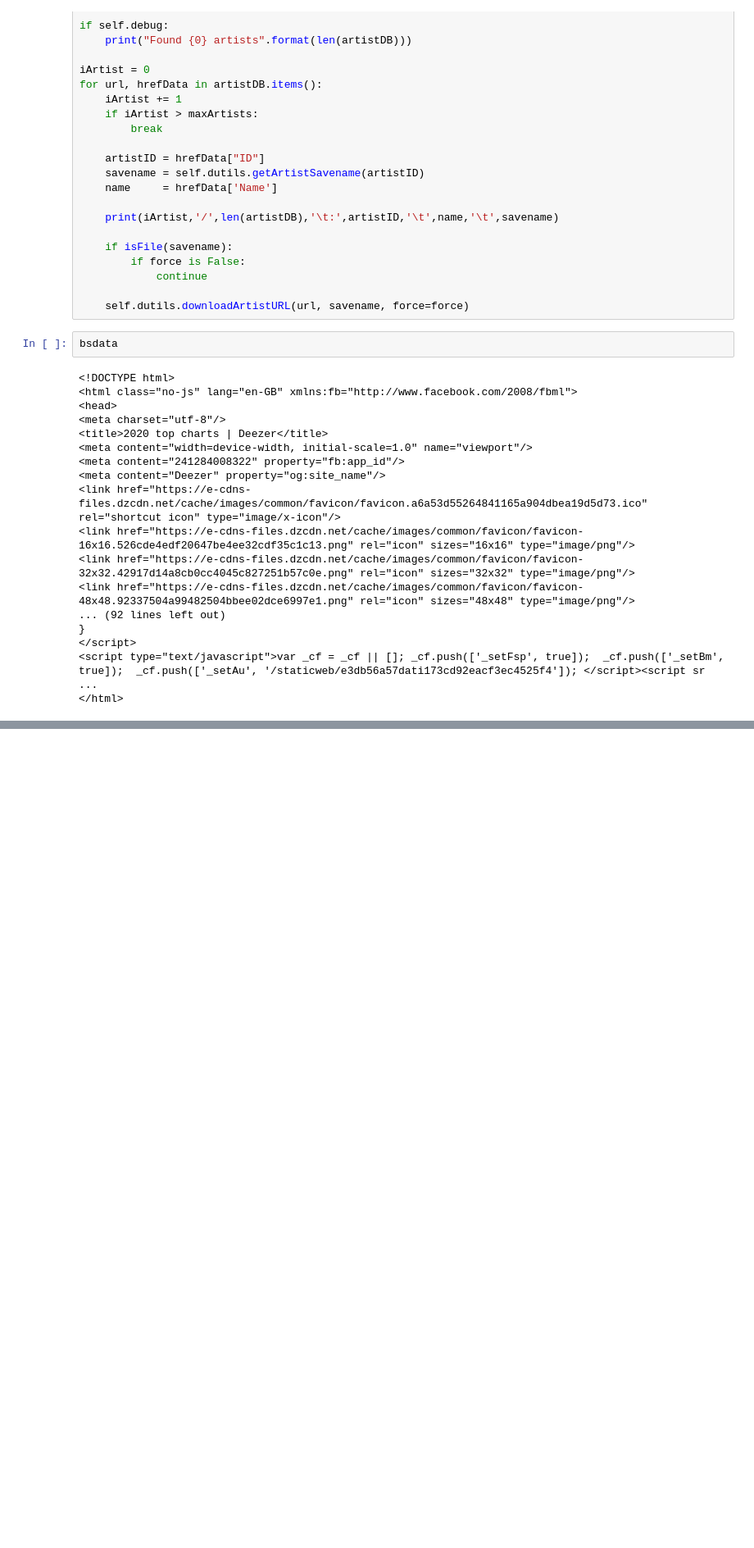
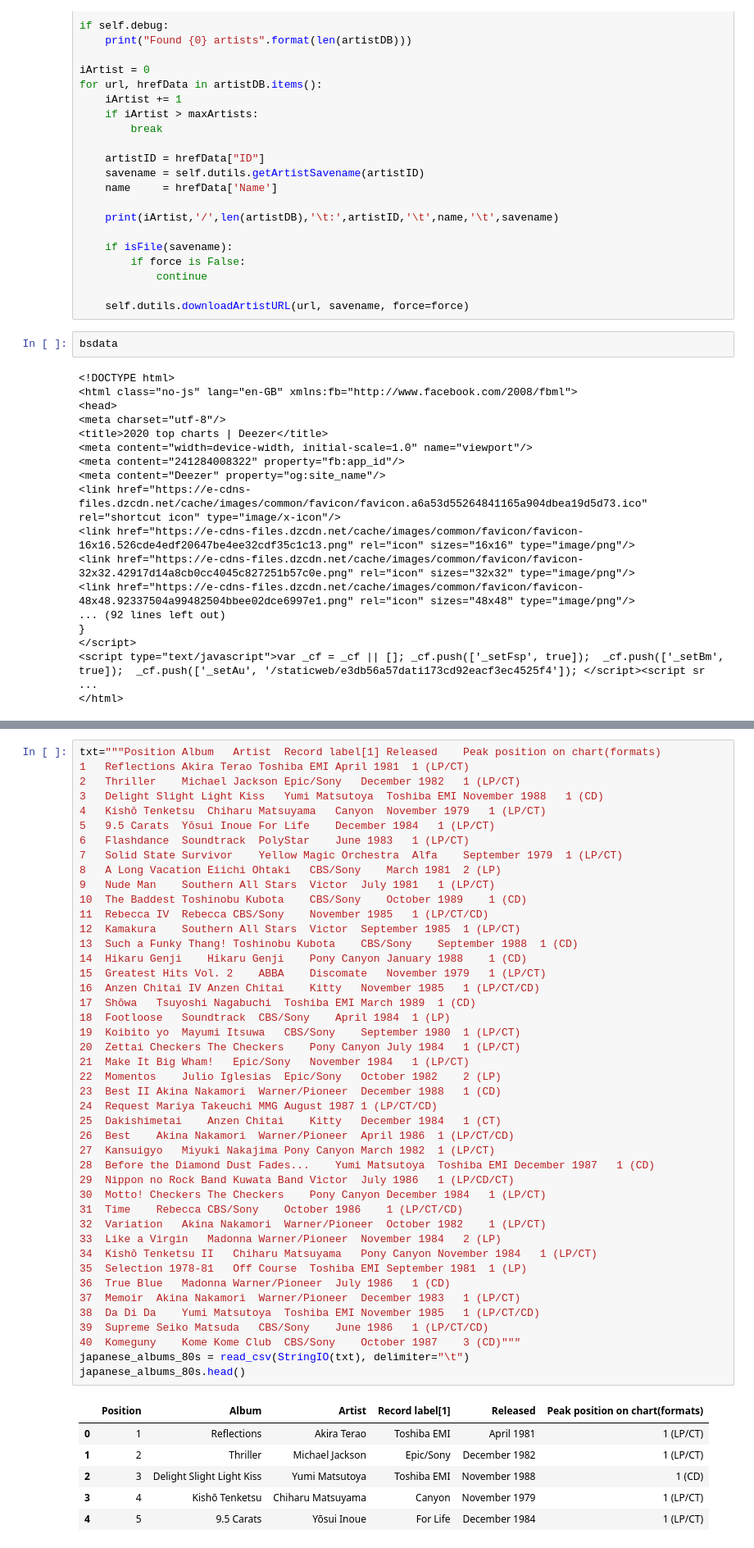
Before and after one commit to tgadf/charts, a Jupyter notebook: Japan.ipynb, the cells around one changed output, grey strips where cells are left out. Shown: that part at 82% size. Saved outputs shown, nothing was run; the diff lists cells and outputs as text; blank space fills up the shorter version.

```diff
--- a/Japan.ipynb
+++ b/Japan.ipynb
@@ -322,0 +326,51 @@ bsdata
+# %%
+txt="""Position	Album	Artist	Record label[1]	Released	Peak position on chart(formats)
+1	Reflections	Akira Terao	Toshiba EMI	April 1981	1 (LP/CT)
+2	Thriller	Michael Jackson	Epic/Sony	December 1982	1 (LP/CT)
+3	Delight Slight Light Kiss	Yumi Matsutoya	Toshiba EMI	November 1988	1 (CD)
+4	Kishō Tenketsu	Chiharu Matsuyama	Canyon	November 1979	1 (LP/CT)
+5	9.5 Carats	Yōsui Inoue	For Life	December 1984	1 (LP/CT)
+6	Flashdance	Soundtrack	PolyStar	June 1983	1 (LP/CT)
+7	Solid State Survivor	Yellow Magic Orchestra	Alfa	September 1979	1 (LP/CT)
+8	A Long Vacation	Eiichi Ohtaki	CBS/Sony	March 1981	2 (LP)
+9	Nude Man	Southern All Stars	Victor	July 1981	1 (LP/CT)
+10	The Baddest	Toshinobu Kubota	CBS/Sony	October 1989	1 (CD)
+11	Rebecca IV	Rebecca	CBS/Sony	November 1985	1 (LP/CT/CD)
+12	Kamakura	Southern All Stars	Victor	September 1985	1 (LP/CT)
+13	Such a Funky Thang!	Toshinobu Kubota	CBS/Sony	September 1988	1 (CD)
+14	Hikaru Genji	Hikaru Genji	Pony Canyon	January 1988	1 (CD)
+15	Greatest Hits Vol. 2	ABBA	Discomate	November 1979	1 (LP/CT)
+16	Anzen Chitai IV	Anzen Chitai	Kitty	November 1985	1 (LP/CT/CD)
+17	Shōwa	Tsuyoshi Nagabuchi	Toshiba EMI	March 1989	1 (CD)
+18	Footloose	Soundtrack	CBS/Sony	April 1984	1 (LP)
+19	Koibito yo	Mayumi Itsuwa	CBS/Sony	September 1980	1 (LP/CT)
+20	Zettai Checkers	The Checkers	Pony Canyon	July 1984	1 (LP/CT)
+21	Make It Big	Wham!	Epic/Sony	November 1984	1 (LP/CT)
+22	Momentos	Julio Iglesias	Epic/Sony	October 1982	2 (LP)
+23	Best II	Akina Nakamori	Warner/Pioneer	December 1988	1 (CD)
+24	Request	Mariya Takeuchi	MMG	August 1987	1 (LP/CT/CD)
+25	Dakishimetai	Anzen Chitai	Kitty	December 1984	1 (CT)
+26	Best	Akina Nakamori	Warner/Pioneer	April 1986	1 (LP/CT/CD)
+27	Kansuigyo	Miyuki Nakajima	Pony Canyon	March 1982	1 (LP/CT)
+28	Before the Diamond Dust Fades...	Yumi Matsutoya	Toshiba EMI	December 1987	1 (CD)
+29	Nippon no Rock Band	Kuwata Band	Victor	July 1986	1 (LP/CD/CT)
+30	Motto! Checkers	The Checkers	Pony Canyon	December 1984	1 (LP/CT)
+31	Time	Rebecca	CBS/Sony	October 1986	1 (LP/CT/CD)
+32	Variation	Akina Nakamori	Warner/Pioneer	October 1982	1 (LP/CT)
+33	Like a Virgin	Madonna	Warner/Pioneer	November 1984	2 (LP)
+34	Kishō Tenketsu II	Chiharu Matsuyama	Pony Canyon	November 1984	1 (LP/CT)
+35	Selection 1978-81	Off Course	Toshiba EMI	September 1981	1 (LP)
+36	True Blue	Madonna	Warner/Pioneer	July 1986	1 (CD)
+37	Memoir	Akina Nakamori	Warner/Pioneer	December 1983	1 (LP/CT)
+38	Da Di Da	Yumi Matsutoya	Toshiba EMI	November 1985	1 (LP/CT/CD)
+39	Supreme	Seiko Matsuda	CBS/Sony	June 1986	1 (LP/CT/CD)
+40	Komeguny	Kome Kome Club	CBS/Sony	October 1987	3 (CD)"""
+japanese_albums_80s = read_csv(StringIO(txt), delimiter="\t")
+japanese_albums_80s.head()
+# %% [output]
+|  | Position | Album | Artist | Record label[1] | Released | Peak position on chart(formats) |
+| 0 | 1 | Reflections | Akira Terao | Toshiba EMI | April 1981 | 1 (LP/CT) |
+| 1 | 2 | Thriller | Michael Jackson | Epic/Sony | December 1982 | 1 (LP/CT) |
+| 2 | 3 | Delight Slight Light Kiss | Yumi Matsutoya | Toshiba EMI | November 1988 | 1 (CD) |
+| 3 | 4 | Kishō Tenketsu | Chiharu Matsuyama | Canyon | November 1979 | 1 (LP/CT) |
+| 4 | 5 | 9.5 Carats | Yōsui Inoue | For Life | December 1984 | 1 (LP/CT) |
```
Also changed, not shown: parts of 42 cells of this notebook, 6 other files.
